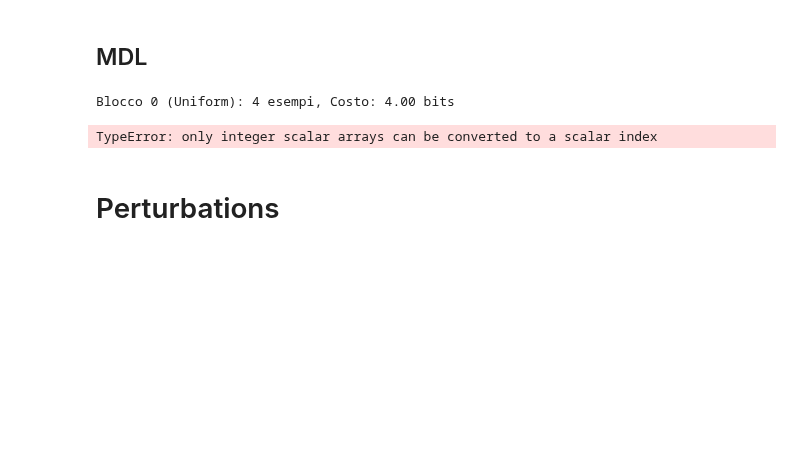
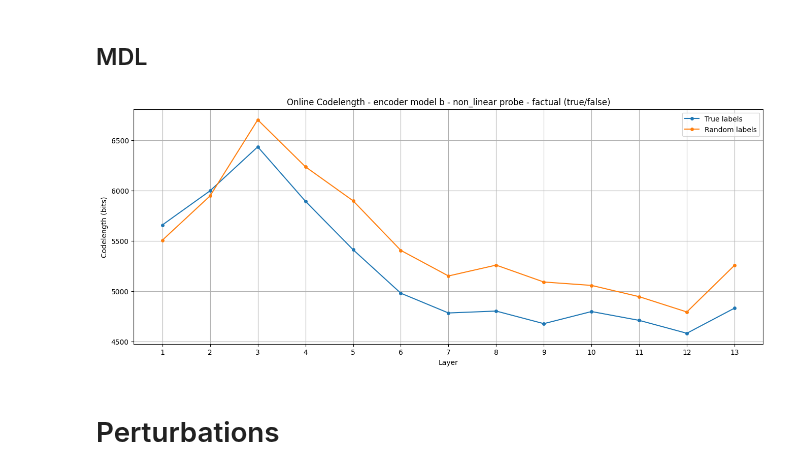
Before and after one commit to rrossierba/digital-transformation-computer-security, a Jupyter notebook: probe_t5.ipynb, the cells around one changed output. Drawn from its saved outputs; the diff is of its cells as text; code cells hidden in the pictures; blank space fills up the shorter version.

Commit message:
implemented MDL-online

```diff
--- a/probe_t5.ipynb
+++ b/probe_t5.ipynb
@@ -1840,20 +1827,41 @@ def compute_online_codelength(model, X_all, Y_all, num_classes):
         previous_t = t_curr
 
     return total_codelength
-# %%
-train_tf_df, test_tf_df = split_train_test(activation_tf_df, TRAIN_SPLIT)
-encdec = 'encoder'
-layer = 1
-
-X_all = np.stack(train_tf_df[f'{encdec}_layer_{layer}'].tolist())
-y_all = np.array(train_tf_df['label'].tolist())
-
-probe = NonLinearProbe(input_dim=X_all[0].shape[0], output_dim=2)  # esempio di dimensioni
-total_codelength = compute_online_codelength(probe, X_all, y_all, num_classes=2)
-print(f'Total online codelength: {total_codelength:.2f} bits')
-# %% [output]
-Blocco 0 (Uniform): 4 esempi, Costo: 4.00 bits
-TypeError: only integer scalar arrays can be converted to a scalar index
+# %%
+def compare_codelengths(df, model_size, encdec, probe, num_layers, label='label', epochs=15):
+    codelengths = []
+    random_codelengths = []
+
+    train_df = split_train_test(df, TRAIN_SPLIT)[0]
+    random_train_df_tf = randomize_label(train_df, label=label)
+
+    for i in trange(1,num_layers+1, desc=f'Computing online codelengths for model {model_size}, {encdec}, probe {probe}'):
+        col_name = f'{encdec}_layer_{i}'
+        codelen_online = compute_online_codelength('non_linear', train_df, col_name, epochs=epochs, label=label, batch_size=128)
+        codelengths.append(codelen_online)
+
+        random_codelen_online = compute_online_codelength('non_linear', random_train_df_tf, col_name, epochs=epochs, label=label, batch_size=128)
+        random_codelengths.append(random_codelen_online)
+
+    return codelengths, random_codelengths
+# %%
+encdec = 'encoder'
+probe = 'non_linear'
+codelengths, random_codelengths = compare_codelengths(activation_tf_df, model_size='b', encdec=encdec, probe=probe, num_layers=13, label='label', epochs=15)
+
+layers = list(range(1,14))
+plt.figure(figsize=(16,6))
+plt.xticks(layers)
+plt.plot(layers, codelengths, marker='o', markersize=4, label='True labels')
+plt.plot(layers, random_codelengths, marker='o', markersize=4, label='Random labels')
+plt.title(f'Online Codelength - {encdec} model b - {probe} probe - factual (true/false)')
+plt.xlabel('Layer')
+plt.ylabel('Codelength (bits)')
+plt.legend()
+plt.grid(True)
+plt.show()
+# %% [output]
+[figure, added]
 # %% [markdown]
 # Perturbations
 # %% [markdown]
```
Also changed, not shown: parts of 10 cells of this notebook.
